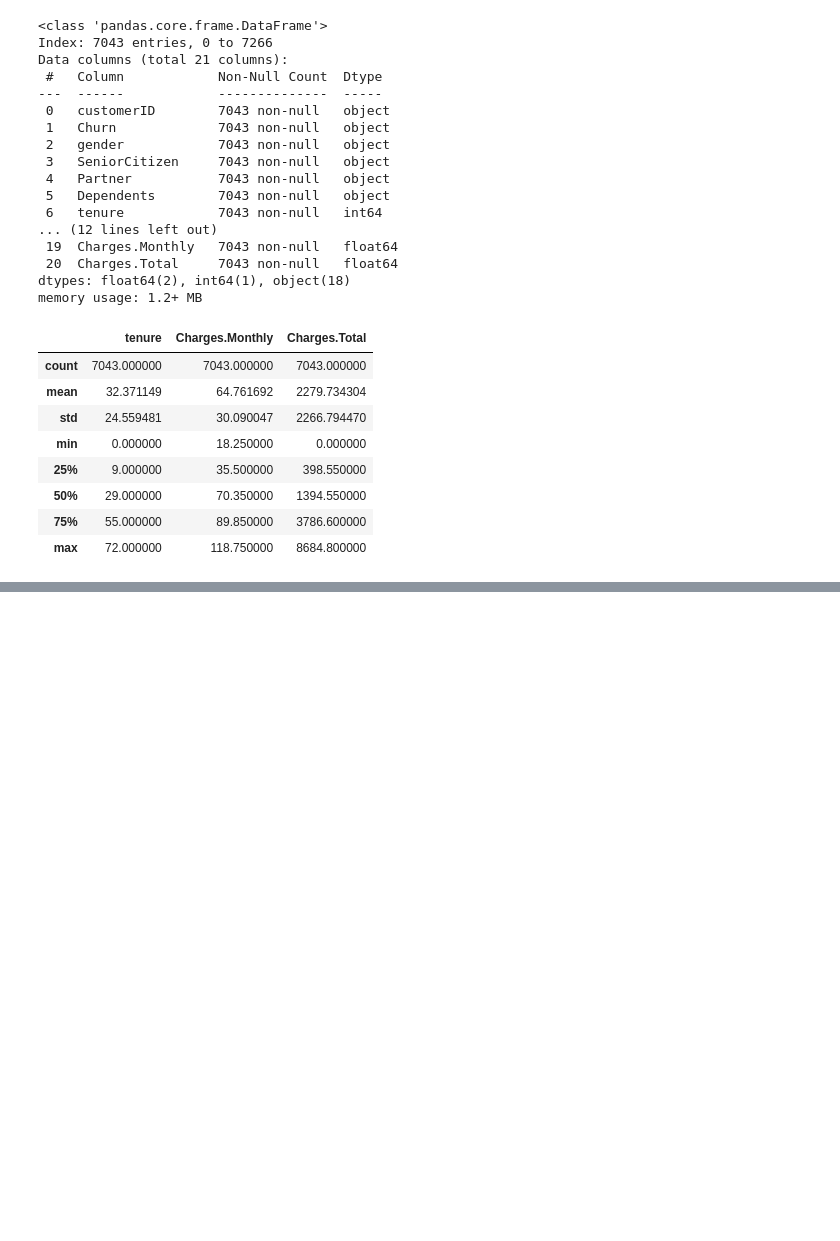
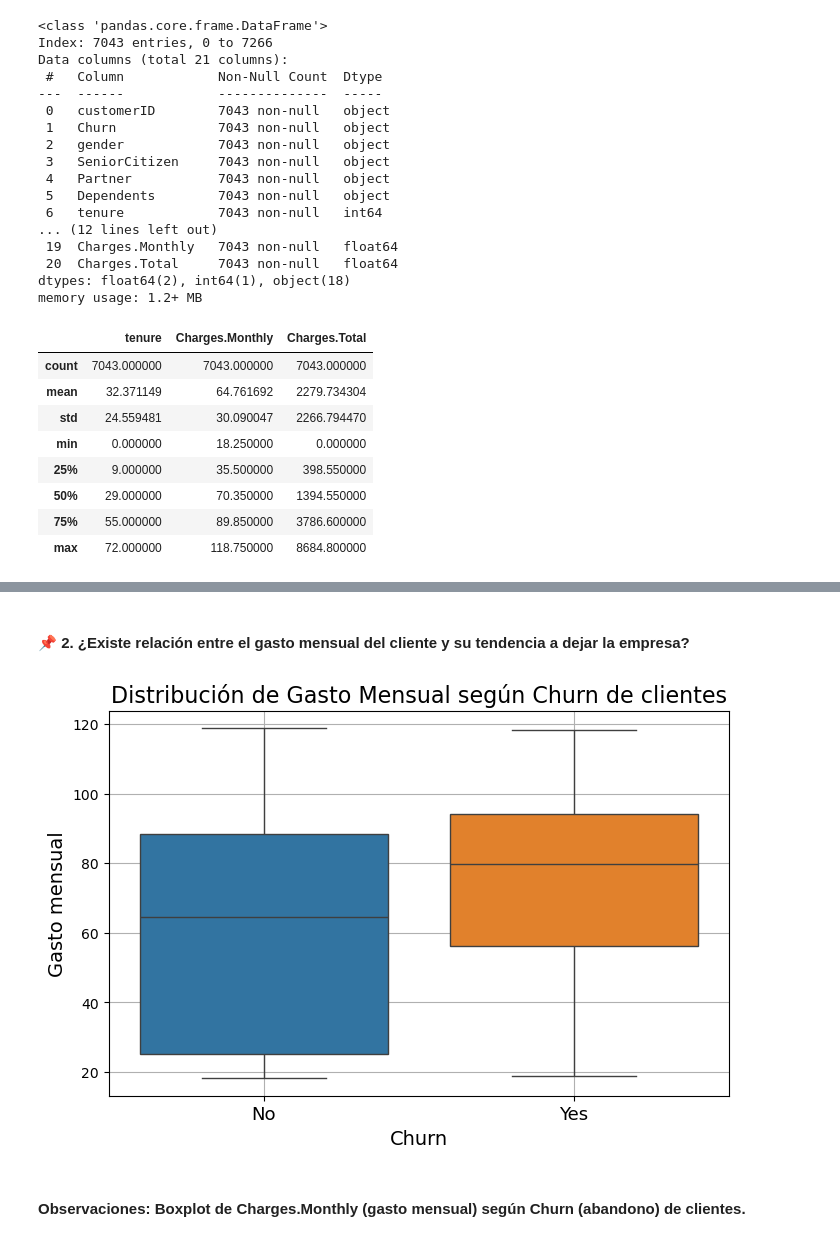
Before and after one commit to ignaciomajo/proyecto_TelecomX, a Jupyter notebook: proyecto_telecomx.ipynb, the cells around one changed output, grey strips where cells are left out. Drawn from its saved outputs; the diff is of its cells as text; code cells hidden in the pictures; blank space fills up the shorter version.

```diff
--- a/proyecto_telecomx.ipynb
+++ b/proyecto_telecomx.ipynb
@@ -371,0 +440,15 @@ plt.show()
+# %% [markdown]
+#### 📌 2. ¿Existe relación entre el gasto mensual del cliente y su tendencia a dejar la empresa?
+# %%
+plt.figure(figsize=(8, 5))
+sns.boxplot(data=df_churn, x='Churn', y='Charges.Monthly', hue='Churn', palette='tab10')
+plt.title('Distribución de Gasto Mensual según Churn de clientes', fontsize=16)
+plt.xlabel('Churn', fontsize=14)
+plt.ylabel('Gasto mensual', fontsize=14)
+plt.xticks(fontsize=13)
+plt.grid(True)
+plt.show()
+# %% [output]
+[figure, added]
+# %% [markdown]
+#### Observaciones: Boxplot de Charges.Monthly (gasto mensual) según Churn (abandono) de clientes.
```
Also changed, not shown: parts of 36 cells of this notebook.
